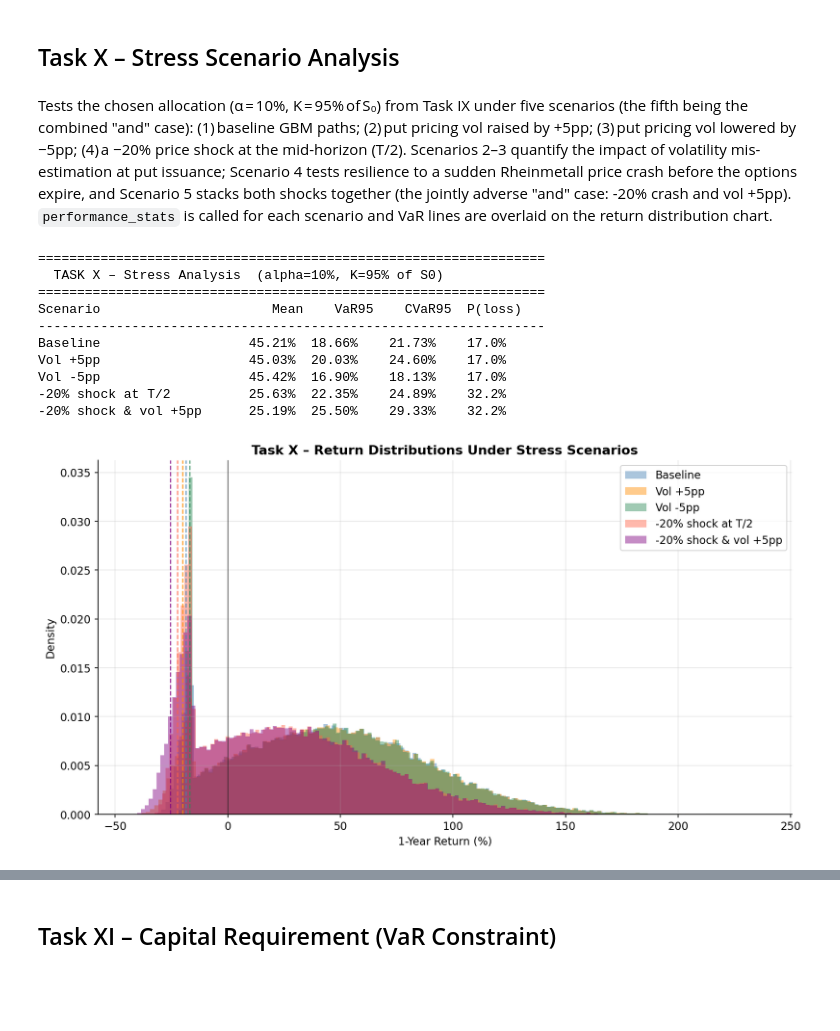
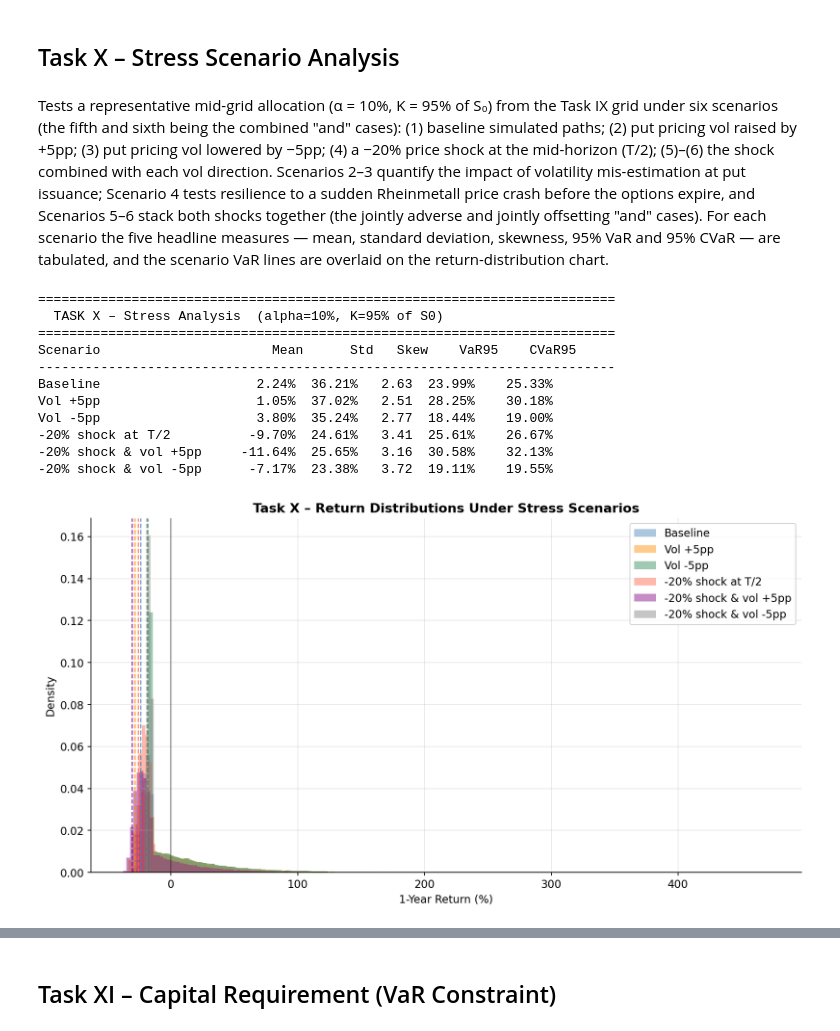
Before and after one commit to daan1shh/Continuous-Time-Derivative-Pricing, a Jupyter notebook: B401_Assignment_2026.ipynb, the cells around one changed output, grey strips where cells are left out. Drawn from its saved outputs; the diff is of its cells as text; code cells hidden in the pictures; blank space fills up the shorter version.

Commit message:
backup before we DAIfy

```diff
--- a/B401_Assignment_2026.ipynb
+++ b/B401_Assignment_2026.ipynb
@@ -962,7 +1045,8 @@ Greeks are estimated numerically via central finite differences applied to `bonu
 # %%
 # ── Numerical Greeks via central finite differences ───────────────────────────────────────────
-# dS_gamma uses 5% because the binomial tree's node spacing at S≈1450 is ~39 EUR (N=500);
-# a 1% bump (~14 EUR) is sub-step and the second difference collapses to float noise.
+# dS_gamma uses 5% because adjacent same-date lattice nodes at S≈1708 lie ~91 EUR apart
+# (2*sigma*sqrt(dt), N=500); a 1% bump (~17 EUR) is sub-node and the second difference
+# collapses to float noise, while the 5% bump (~85 EUR) spans ~one node interval.
 dS    = 0.01   # 1% bump for delta
 dSg   = 0.05   # 5% bump for gamma (must exceed ~one binomial step)
 dsig  = 0.02   # 2% vol bump
@@ -1022,6 +1106,14 @@ g_now = compute_greeks(S_ref, K_cert, B_cert, RISK_FREE, DIV_YIELD, sig_ref, T_r
 print('Greeks at reference stock price:')
 for k, v in g_now.items():
     print(f'  {k:8s} = {v:.6f}')
+# Theta (365-day convention) and Rho at the reference point — reserved for the
+# oral presentation (the poster shows Delta/Gamma/Vega per the brief).
+_f_ref    = lambda T=T_ref, r=RISK_FREE: bonus_cap_cert_price(S_ref, K_cert, B_cert, r, DIV_YIELD, sig_ref, T)
+h_T, h_r  = 5 / 365, 0.005
+theta_day = -(_f_ref(T=T_ref + h_T) - _f_ref(T=T_ref - h_T)) / (2 * h_T) / 365
+rho_1pp   =  (_f_ref(r=RISK_FREE + h_r) - _f_ref(r=RISK_FREE - h_r)) / (2 * h_r) / 100
+print(f'  theta    = {theta_day:+.4f}  EUR per calendar day (365-day convention)')
+print(f'  rho      = {rho_1pp:+.4f}  EUR per +1pp interest rate')
 print('Negative Vega: higher vol raises barrier-breach probability, reducing the bonus payout.')
 # %% [output]
 [figure]
@@ -1337,13 +1486,13 @@ Defines `insured_return`, which allocates fraction α of W₀ = €10,000 to Eur
 # %%
 def insured_return(S_term, S0, alpha, K_put, r, q, sigma_price, T, W=10_000):
-    """Return distribution for (1-alpha)*stock + alpha*puts portfolio."""
+    # Return distribution (simple/arithmetic wealth return) for (1-alpha)*stock + alpha*puts portfolio.
     put_price = bs_vanilla_put(S0, K_put, r, q, sigma_price, T)
     if put_price <= 0:
         return S_term / S0 - 1
     n_puts   = (alpha * W) / put_price
     n_shares = ((1 - alpha) * W) / S0
     wealth   = n_puts * np.maximum(K_put - S_term, 0) + n_shares * S_term
-    return np.log(wealth / W)
+    return wealth / W - 1
 
 
 # Grid: 5–20% allocation (typical retail insurance budget) × 90–105% strikes
@@ -1363,7 +1512,6 @@ for alpha in alpha_vals:
         var95  = np.percentile(ret, 5)
         cvar95 = np.mean(ret[ret <= var95])
         std_r  = np.std(ret)
-        sharpe = (np.mean(ret) - RISK_FREE) / std_r if std_r > 0 else np.nan
 
         results_ix[(alpha, k_pct)] = ret
         rows.append({
@@ -1371,10 +1519,9 @@ for alpha in alpha_vals:
             'Strike': f'{k_pct:.0%}',
             'Mean': f"{np.mean(ret):.2%}",
             'Std': f"{std_r:.2%}",
-            'Sharpe': f'{sharpe:.3f}',
+            'Skew': f'{_skew(ret):.2f}',
             '95% VaR': f"{-var95:.2%}",
             '95% CVaR': f"{-cvar95:.2%}",
-            'P(loss)': f"{np.mean(ret<0)*100:.1f}%"
         })
 
 print('Task IX – Insurance Strategy Summary')
@@ -1449,7 +1598,7 @@ At the historical (252-day) volatility of 45.6%, the **unhedged** position carri
 # %% [markdown]
 ## Task X – Stress Scenario Analysis
 # %% [markdown]
-Tests the chosen allocation (α = 10%, K = 95% of S₀) from Task IX under five scenarios (the fifth being the combined "and" case): (1) baseline GBM paths; (2) put pricing vol raised by +5pp; (3) put pricing vol lowered by −5pp; (4) a −20% price shock at the mid-horizon (T/2). Scenarios 2–3 quantify the impact of volatility mis-estimation at put issuance; Scenario 4 tests resilience to a sudden Rheinmetall price crash before the options expire, and Scenario 5 stacks both shocks together (the jointly adverse "and" case: -20% crash and vol +5pp). `performance_stats` is called for each scenario and VaR lines are overlaid on the return distribution chart.
+Tests a representative mid-grid allocation (α = 10%, K = 95% of S₀) from the Task IX grid under six scenarios (the fifth and sixth being the combined "and" cases): (1) baseline simulated paths; (2) put pricing vol raised by +5pp; (3) put pricing vol lowered by −5pp; (4) a −20% price shock at the mid-horizon (T/2); (5)–(6) the shock combined with each vol direction. Scenarios 2–3 quantify the impact of volatility mis-estimation at put issuance; Scenario 4 tests resilience to a sudden Rheinmetall price crash before the options expire, and Scenarios 5–6 stack both shocks together (the jointly adverse and jointly offsetting "and" cases). For each scenario the five headline measures — mean, standard deviation, skewness, 95% VaR and 95% CVaR — are tabulated, and the scenario VaR lines are overlaid on the return-distribution chart.
 # %%
 # ── Chosen allocation for stress test ────────────────────────────────────────
 alpha_s = 0.10    # 10% in puts
@@ -1487,51 +1636,60 @@ ret_shock     = insured_return(S_term_shock, S0_mc, alpha_s, K_s,
 ret_combined  = insured_return(S_term_shock, S0_mc, alpha_s, K_s,
                                 RISK_FREE, DIV_YIELD, sigma_mc + 0.05, T_star)
 
+# Stress 5 (combined "and" case, opposite vol direction): -20% price shock at
+# T/2 AND pricing vol -5pp together. Completes the full stress-combination set
+# from the session notes (+5%, -5%, +5%&-20%, -5%&-20%, -20% alone).
+ret_combined_dn = insured_return(S_term_shock, S0_mc, alpha_s, K_s,
+                                  RISK_FREE, DIV_YIELD, sigma_mc - 0.05, T_star)
+
 scenarios = {
     'Baseline':              ret_base,
     'Vol +5pp':              ret_vol_up,
     'Vol -5pp':              ret_vol_dn,
     '-20% shock at T/2':     ret_shock,
     '-20% shock & vol +5pp': ret_combined,
+    '-20% shock & vol -5pp': ret_combined_dn,
 }
 
-print('=' * 65)
+print('=' * 74)
 print(f'  TASK X – Stress Analysis  (alpha={alpha_s:.0%}, K={k_pct_s:.0%} of S0)')
-print('=' * 65)
-print(f'{"Scenario":<25} {"Mean":>8} {"VaR95":>8} {"CVaR95":>9} {"P(loss)":>8}')
-print('-' * 65)
+print('=' * 74)
+print(f'{"Scenario":<25} {"Mean":>8} {"Std":>8} {"Skew":>6} {"VaR95":>8} {"CVaR95":>9}')
+print('-' * 74)
 for name, ret in scenarios.items():
     m    = np.mean(ret)
+    sd   = np.std(ret)
+    sk   = _skew(ret)
     v95  = np.percentile(ret, 5)
     cv95 = np.mean(ret[ret <= v95])
-    pl   = np.mean(ret < 0) * 100
-    print(f'{name:<25} {m:>7.2%} {-v95:>7.2%}  {-cv95:>8.2%} {pl:>7.1f}%')
+    print(f'{name:<25} {m:>7.2%} {sd:>7.2%} {sk:>6.2f} {-v95:>7.2%}  {-cv95:>8.2%}')
 
 # ── Stress distribution chart with VaR vertical lines ────────────────────────
 fig, ax = plt.subplots(figsize=(11, 6))
-colors_sc = ['steelblue', 'darkorange', 'seagreen', 'tomato', 'purple']
+colors_sc = ['steelblue', 'darkorange', 'seagreen', 'tomato', 'purple', 'gray']
 for (name, ret), color in zip(scenarios.items(), colors_sc):
     ax.hist(ret * 100, bins=150, density=True, alpha=0.45, color=color, label=name)
     v = np.percentile(ret, 5)
     ax.axvline(v * 100, color=color, lw=1.2, linestyle='--', alpha=0.8)
 ax.axvline(0, color='black', lw=1, alpha=0.5)
 ax.set_xlabel('1-Year Return (%)')
 ax.set_ylabel('Density')
 ax.set_title('Task X – Return Distributions Under Stress Scenarios', fontweight='bold')
 ax.legend()
 plt.tight_layout()
 plt.savefig('graphs/stress_scenarios.png', bbox_inches='tight')
 plt.show()
 # %% [output]
-=================================================================
+==========================================================================
   TASK X – Stress Analysis  (alpha=10%, K=95% of S0)
-=================================================================
-Scenario                      Mean    VaR95    CVaR95  P(loss)
------------------------------------------------------------------
-Baseline                   45.21%  18.66%    21.73%    17.0%
-Vol +5pp                   45.03%  20.03%    24.60%    17.0%
-Vol -5pp                   45.42%  16.90%    18.13%    17.0%
--20% shock at T/2          25.63%  22.35%    24.89%    32.2%
--20% shock & vol +5pp      25.19%  25.50%    29.33%    32.2%
+==========================================================================
+Scenario                      Mean      Std   Skew    VaR95    CVaR95
+--------------------------------------------------------------------------
+Baseline                    2.24%  36.21%   2.63  23.99%    25.33%
+Vol +5pp                    1.05%  37.02%   2.51  28.25%    30.18%
+Vol -5pp                    3.80%  35.24%   2.77  18.44%    19.00%
+-20% shock at T/2          -9.70%  24.61%   3.41  25.61%    26.67%
+-20% shock & vol +5pp     -11.64%  25.65%   3.16  30.58%    32.13%
+-20% shock & vol -5pp      -7.17%  23.38%   3.72  19.11%    19.55%
-[figure, old version]
+[figure, new version]
 # %% [markdown]
```
Also changed, not shown: parts of 52 cells of this notebook, 15 other files.
